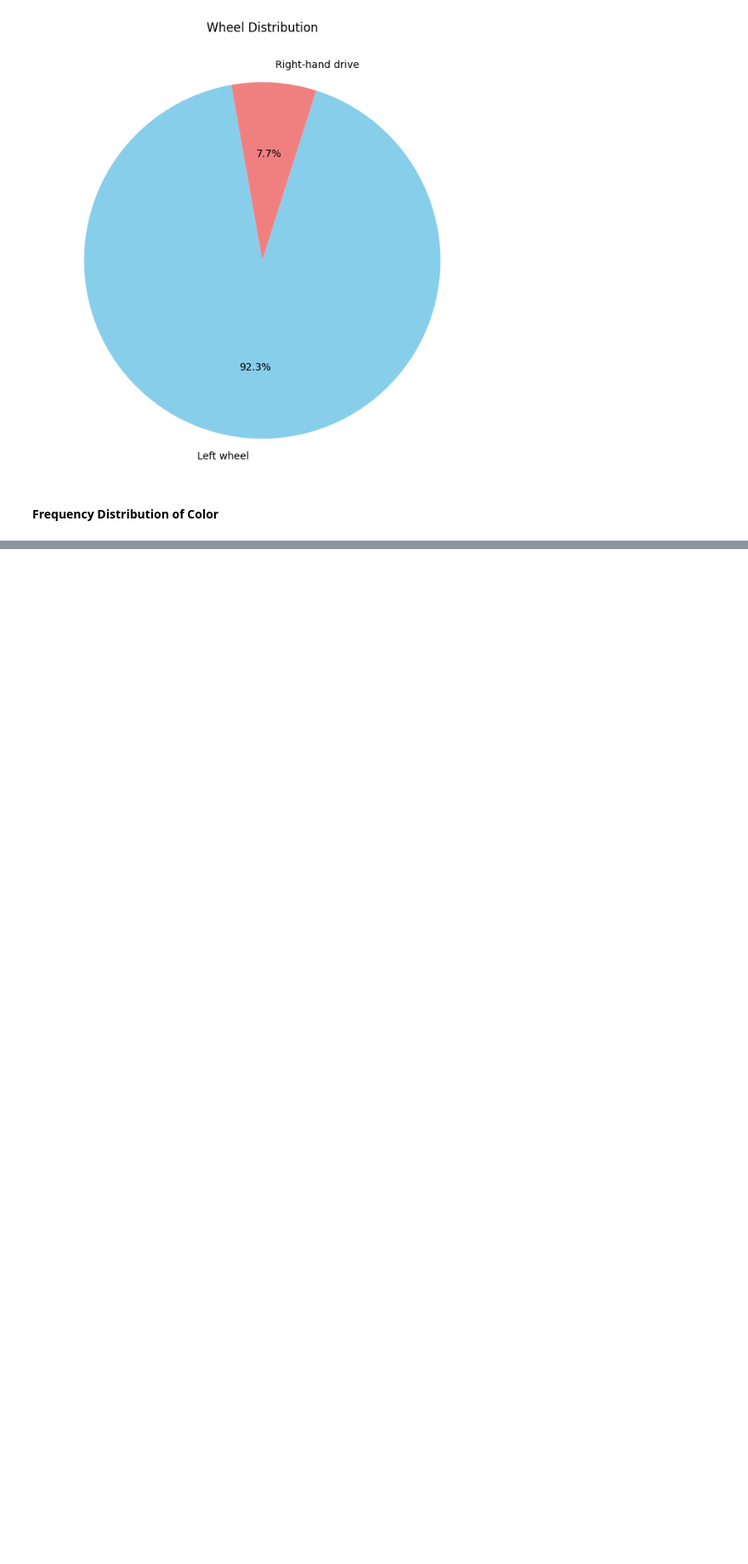
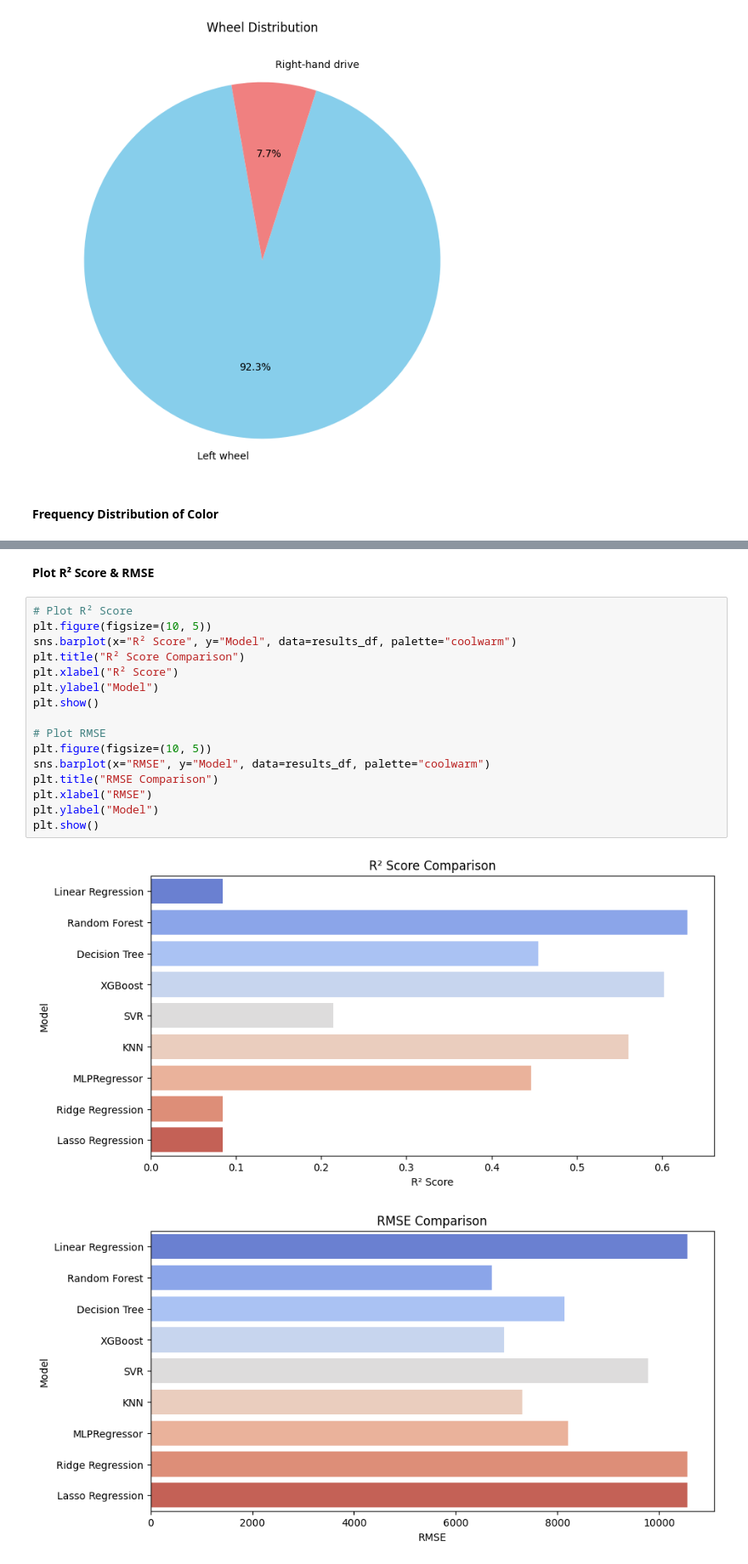
Before and after one commit to KWKWR/exercice, a Jupyter notebook: car-price-prediction.ipynb, the cells around one changed output, grey strips where cells are left out. Shown at 85% size. Cells and saved outputs as stored; diff of their text form; blank space fills up the shorter version.

```diff
--- a/car-price-prediction.ipynb
+++ b/car-price-prediction.ipynb
@@ -1006,0 +1448,21 @@ Name: count, dtype: int64
+# %% [markdown]
+**Plot R² Score & RMSE**
+# %%
+# Plot R² Score
+plt.figure(figsize=(10, 5))
+sns.barplot(x="R² Score", y="Model", data=results_df, palette="coolwarm")
+plt.title("R² Score Comparison")
+plt.xlabel("R² Score")
+plt.ylabel("Model")
+plt.show()
+
+# Plot RMSE
+plt.figure(figsize=(10, 5))
+sns.barplot(x="RMSE", y="Model", data=results_df, palette="coolwarm")
+plt.title("RMSE Comparison")
+plt.xlabel("RMSE")
+plt.ylabel("Model")
+plt.show()
+# %% [output]
+[figure, added]
+[figure, added]
```
Also changed, not shown: parts of 31 cells of this notebook.
